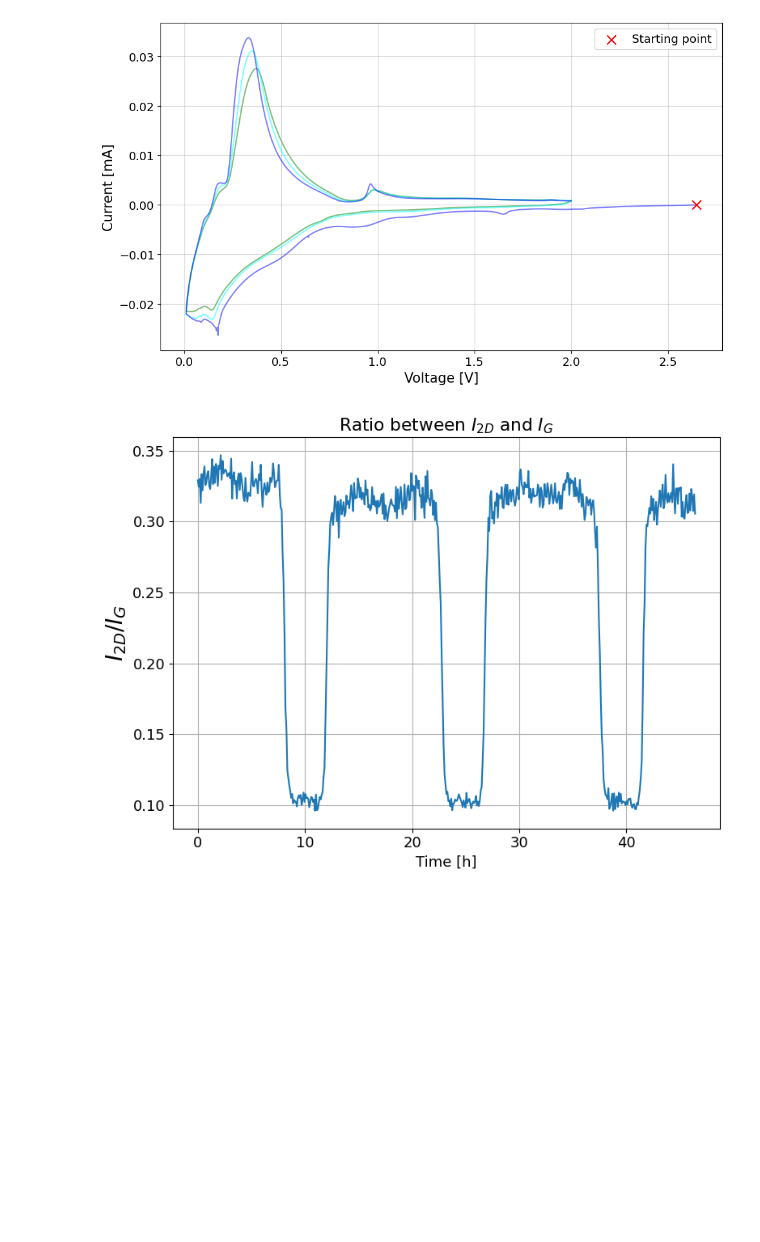
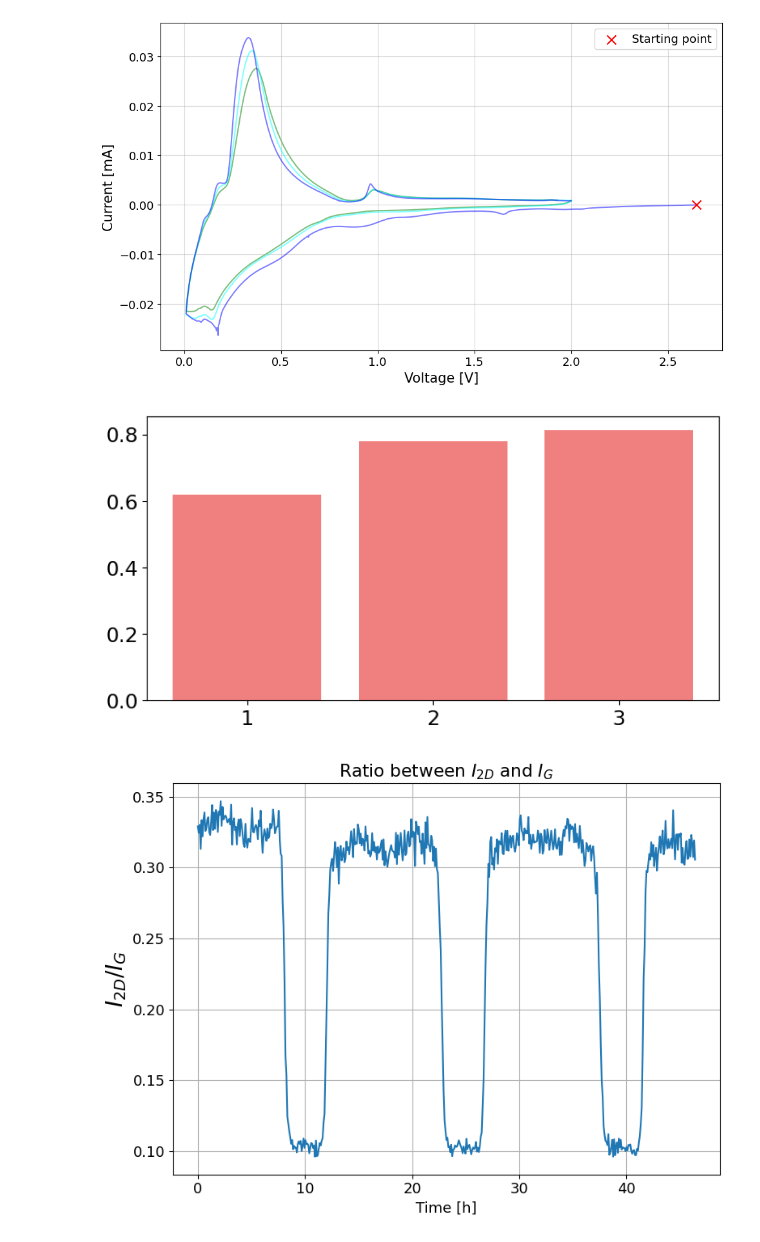
Before and after one commit to KelmendMuriqi/Raman-Spectroscopy, a Jupyter notebook: DataAnalysis.ipynb, the cells around one changed output. Drawn from its saved outputs; the diff is of its cells as text; code cells hidden in the pictures; blank space fills up the shorter version.

```diff
--- a/DataAnalysis.ipynb
+++ b/DataAnalysis.ipynb
@@ -207,6 +207,15 @@ plt.show()
 193.82037886832617 154.64171170281247 144.05147875419925
 0.6190689087484569 0.7791976626399427 0.8132336663076609
 [figure]
+# %%
+cycles = [1,2,3]
+ces = [ratio1, ratio2, ratio3]
+plt.figure(figsize=(8,4))
+plt.bar(cycles, ces, color='LightCoral')
+plt.xticks([1,2,3])
+plt.show()
+# %% [output]
+[figure, added]
 # %%
 TwoD_position_path = f'{DATA_DIR_RED}2D_position_bkg_corrected.txt'
 TwoD_height_path = f'{DATA_DIR_RED}2D_height_bkg_corrected.txt'
```
Also changed, not shown: parts of 8 cells of this notebook, 7 other files.
